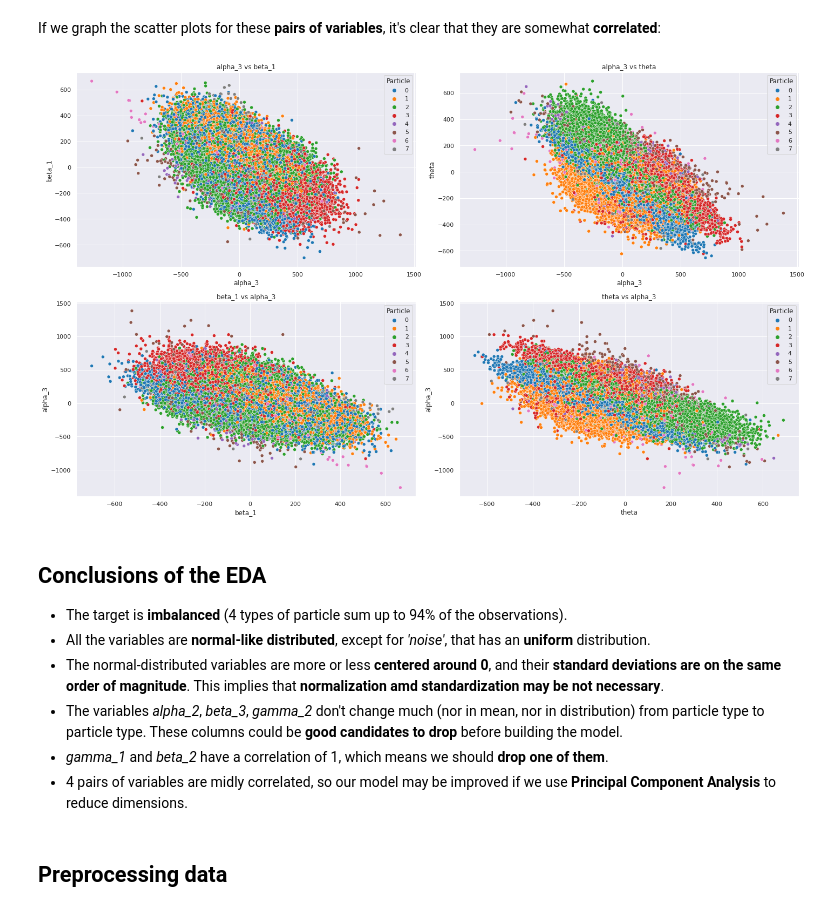
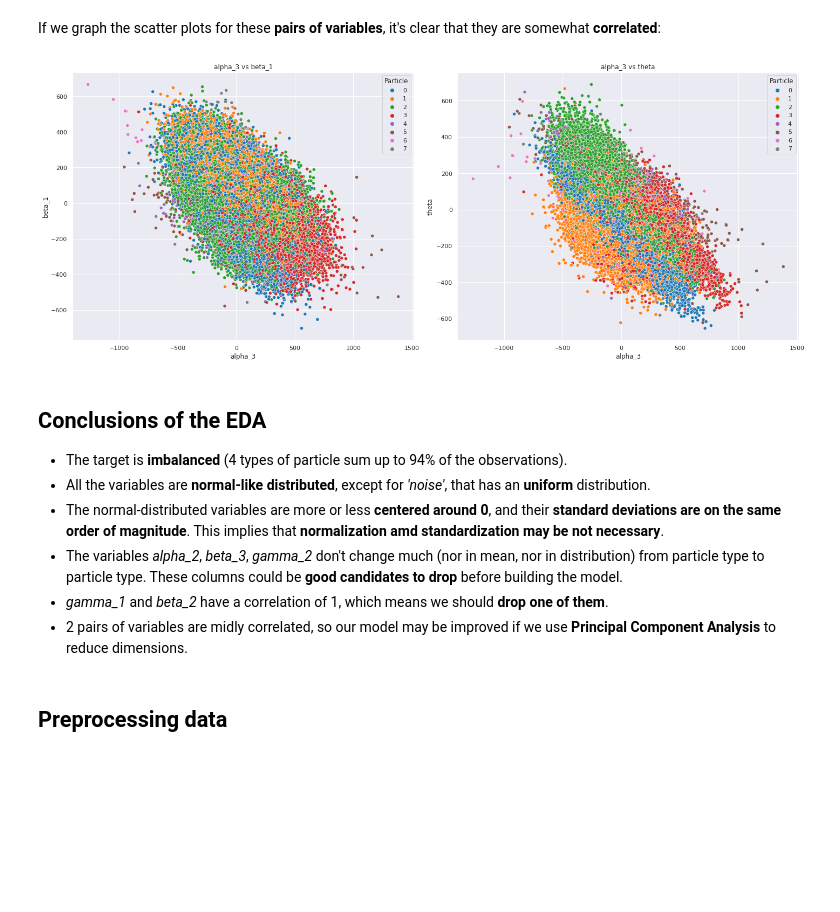
Before and after one commit to AntoniaVillarino/BDTHackaton, a Jupyter notebook: AntoniaVillarino_BDTHackaton.ipynb, the cells around one changed output. Saved outputs shown, nothing was run; the diff lists cells and outputs as text; code cells hidden in the pictures; blank space fills up the shorter version.

```diff
--- a/AntoniaVillarino_BDTHackaton.ipynb
+++ b/AntoniaVillarino_BDTHackaton.ipynb
@@ -24,7 +24,7 @@ sns.set_palette('tab10', 7)
 random_seed = 42
 # %%
 # load the particle dataset
-data_particles = pd.read_csv('https://raw.githubusercontent.com/nuwe-io/bdt_hackathon/main/particles.csv')
+data_particles = pd.read_csv('data/particles.csv')
 print(data_particles.shape)
 data_particles.head()
 # %% [output]
@@ -143,0 +147,19 @@ plt.tight_layout()
+# %%
+# make histogram plots of the variables, discriminating type of particle
+column_names = data_particles.drop(columns=['Particle']).columns
+
+# number of columns and rows of the grid of plots
+ncols = 3
+nrows = int(np.ceil(len(column_names) / ncols))
+
+fig = plt.figure(figsize=(20, 20))
+
+# iterate through all the variables
+for i, col in enumerate(column_names):
+    # add a subplot in the (i+1)th position
+    ax = fig.add_subplot(nrows, ncols, i+1)
+    # plot the distribution of the variable, disaggregated per Particle
+    sns.kdeplot(data=data_particles, x=col, hue='Particle', fill=True, palette='tab10', ax=ax)
+    ax.set_title(f'Distribution of {col} per Particle')
+
+plt.tight_layout()
@@ -191,22 +215,22 @@ high_corr_columns
 If we graph the scatter plots for these **pairs of variables**, it's clear that they are somewhat **correlated**:
 # %%
 # define the medium correlated pairs
-corr_pairs = [('alpha_3', 'beta_1'), ('alpha_3', 'theta'), ('beta_1', 'alpha_3'), ('theta', 'alpha_3')]
+corr_pairs = [('alpha_3', 'beta_1'), ('alpha_3', 'theta')]
 
 # define the number of rows and columns of the grid of plots
 ncols = 2
-nrows = int(np.ceil(len(corr_pairs) / ncols))
+nrows = 1
 
-fig = plt.figure(figsize=(20, 12))
+fig = plt.figure(figsize=(20, 8))
 # iterate throught the correlated pairs
 for i, pair in enumerate(corr_pairs):
     ax = fig.add_subplot(nrows, ncols, i+1)
     sns.scatterplot(x=pair[0], y=pair[1], data=data_particles, hue='Particle', palette='tab10', ax=ax)
     ax.set_title(f'{pair[0]} vs {pair[1]}')
 
 plt.tight_layout()
 # %% [output]
-[figure, old version]
+[figure, new version]
 # %% [markdown]
 ## Conclusions of the EDA
 - The target is **imbalanced** (4 types of particle sum up to 94% of the observations).
@@ -214,7 +238,7 @@ plt.tight_layout()
 - The normal-distributed variables are more or less **centered around 0**, and their **standard deviations are on the same order of magnitude**. This implies that **normalization amd standardization may be not necessary**.
 - The variables *alpha_2*, *beta_3*, *gamma_2* don't change much (nor in mean, nor in distribution) from particle type to particle type. These columns could be **good candidates to drop** before building the model.
 - *gamma_1* and *beta_2* have a correlation of 1, which means we should **drop one of them**.
-- 4 pairs of variables are midly correlated, so our model may be improved if we use **Principal Component Analysis** to reduce dimensions.
+- 2 pairs of variables are midly correlated, so our model may be improved if we use **Principal Component Analysis** to reduce dimensions.
 # %% [markdown]
 ## Preprocessing data
 # %% [markdown]
```
Also changed, not shown: parts of 19 cells of this notebook, 1 other file.
